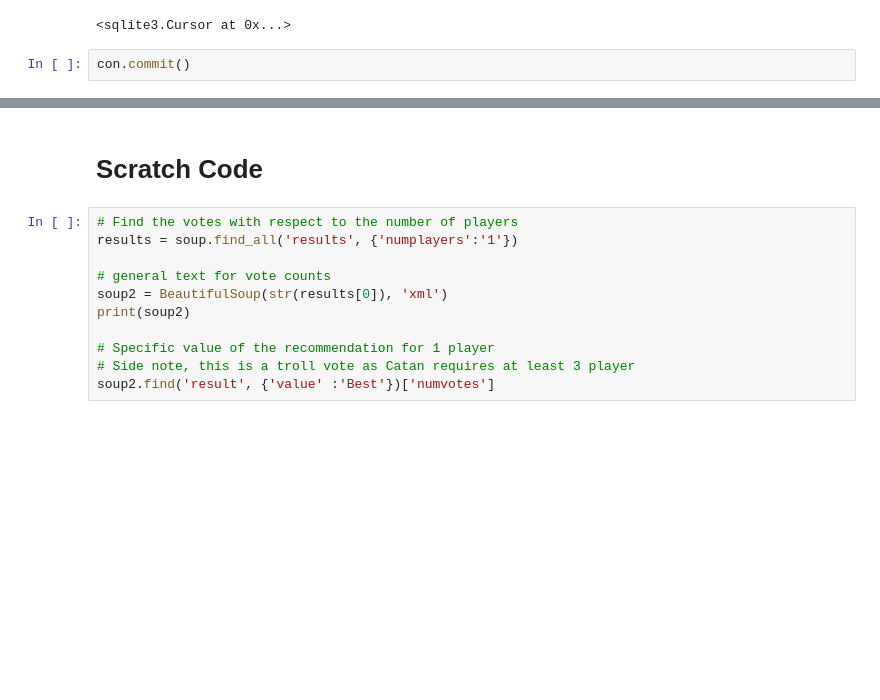
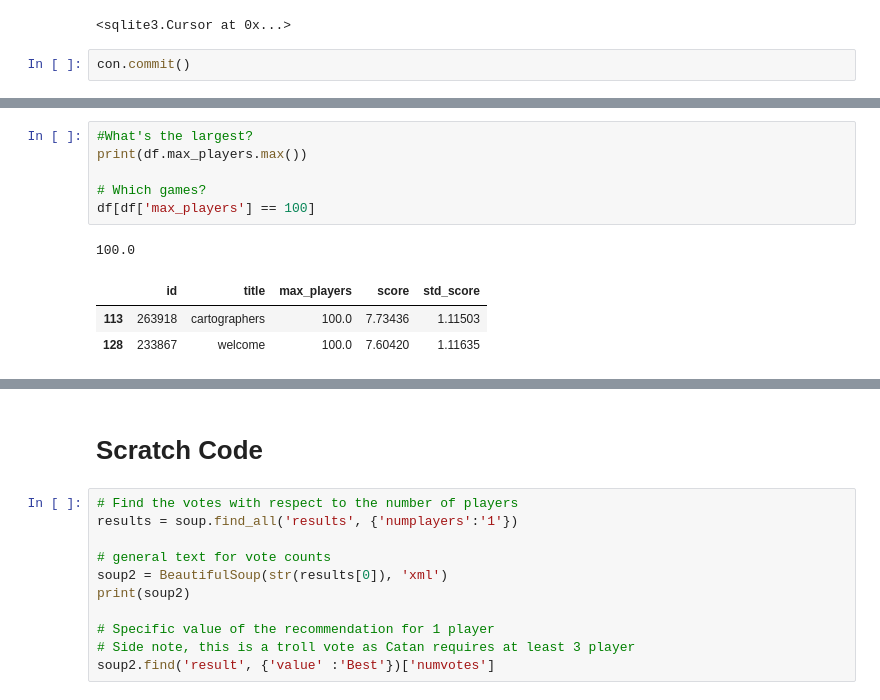
Before and after one commit to MarshallKrakauer/BGGAnalysis, a Jupyter notebook: BGGDataScrape.ipynb, the cells around one changed output, grey strips where cells are left out. Saved outputs shown, nothing was run; the diff lists cells and outputs as text; blank space fills up the shorter version.

```diff
--- a/BGGDataScrape.ipynb
+++ b/BGGDataScrape.ipynb
@@ -270,0 +341,11 @@ con.commit()
+# %%
+#What's the largest?
+print(df.max_players.max())
+
+# Which games?
+df[df['max_players'] == 100]
+# %% [output]
+100.0
+|  | id | title | max_players | score | std_score |
+| 113 | 263918 | cartographers | 100.0 | 7.73436 | 1.11503 |
+| 128 | 233867 | welcome | 100.0 | 7.60420 | 1.11635 |
```
Also changed, not shown: parts of 13 cells of this notebook, 1 other file.
